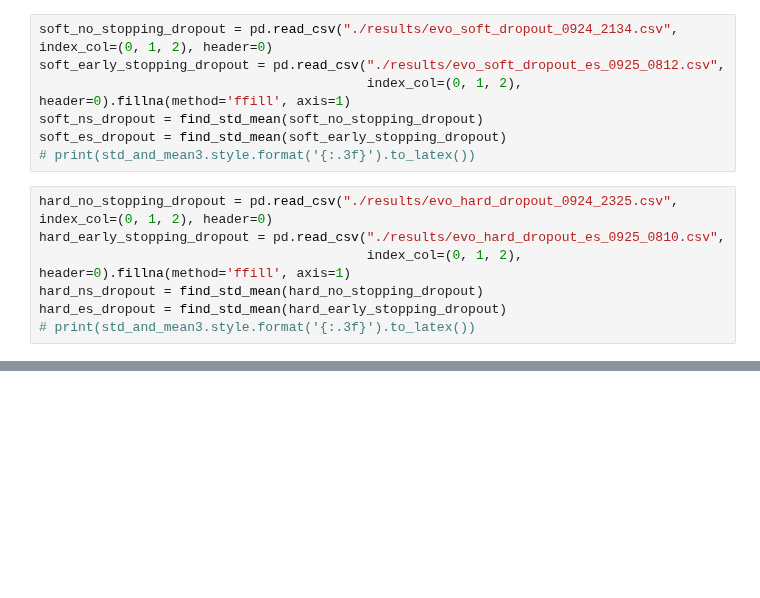
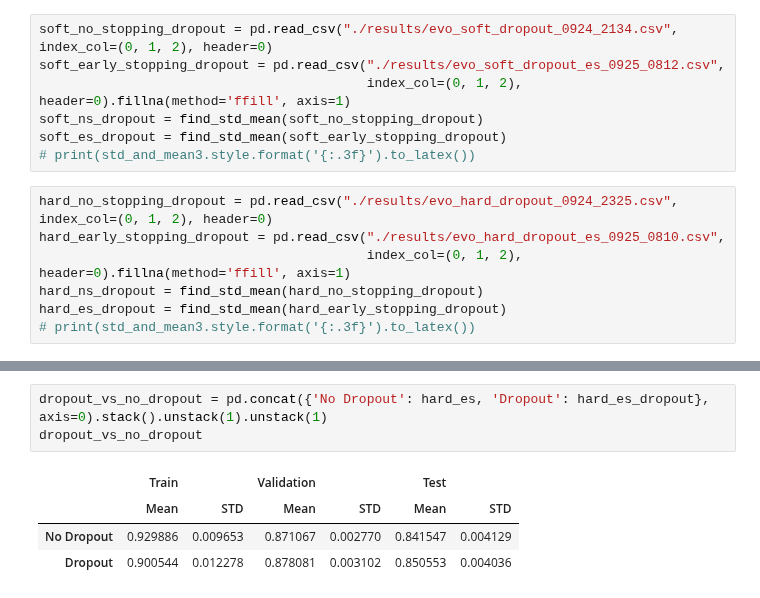
Before and after one commit to google/evojax, a Jupyter notebook: evojax/data/results_exploration.ipynb, the cells around one changed output, grey strips where cells are left out. Drawn from its saved outputs; the diff is of its cells as text; blank space fills up the shorter version.

```diff
--- a/evojax/data/results_exploration.ipynb
+++ b/evojax/data/results_exploration.ipynb
@@ -343,0 +361,8 @@ hard_es_dropout = find_std_mean(hard_early_stopping_dropout)
+# %%
+dropout_vs_no_dropout = pd.concat({'No Dropout': hard_es, 'Dropout': hard_es_dropout}, axis=0).stack().unstack(1).unstack(1)
+dropout_vs_no_dropout
+# %% [output]
+|  | Train |  | Validation |  | Test |  |
+|  | Mean | STD | Mean | STD | Mean | STD |
+| No Dropout | 0.929886 | 0.009653 | 0.871067 | 0.002770 | 0.841547 | 0.004129 |
+| Dropout | 0.900544 | 0.012278 | 0.878081 | 0.003102 | 0.850553 | 0.004036 |
```
Also changed, not shown: parts of 3 cells of this notebook, 1 other file.
